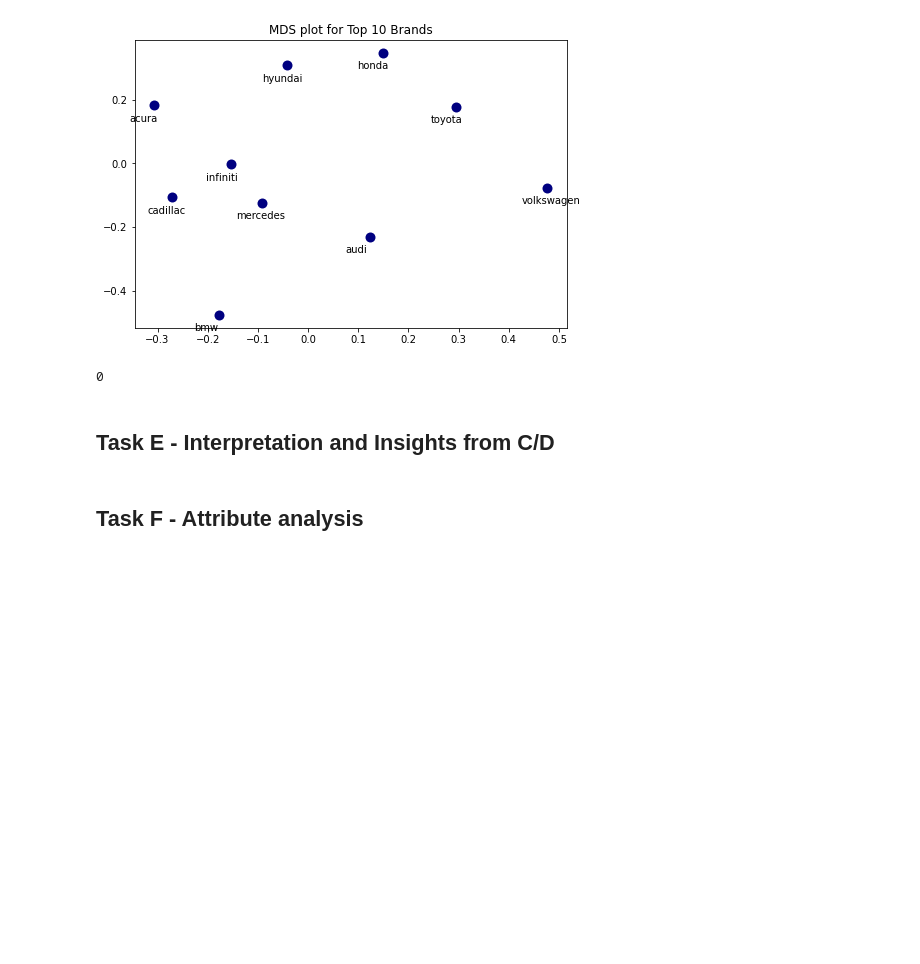
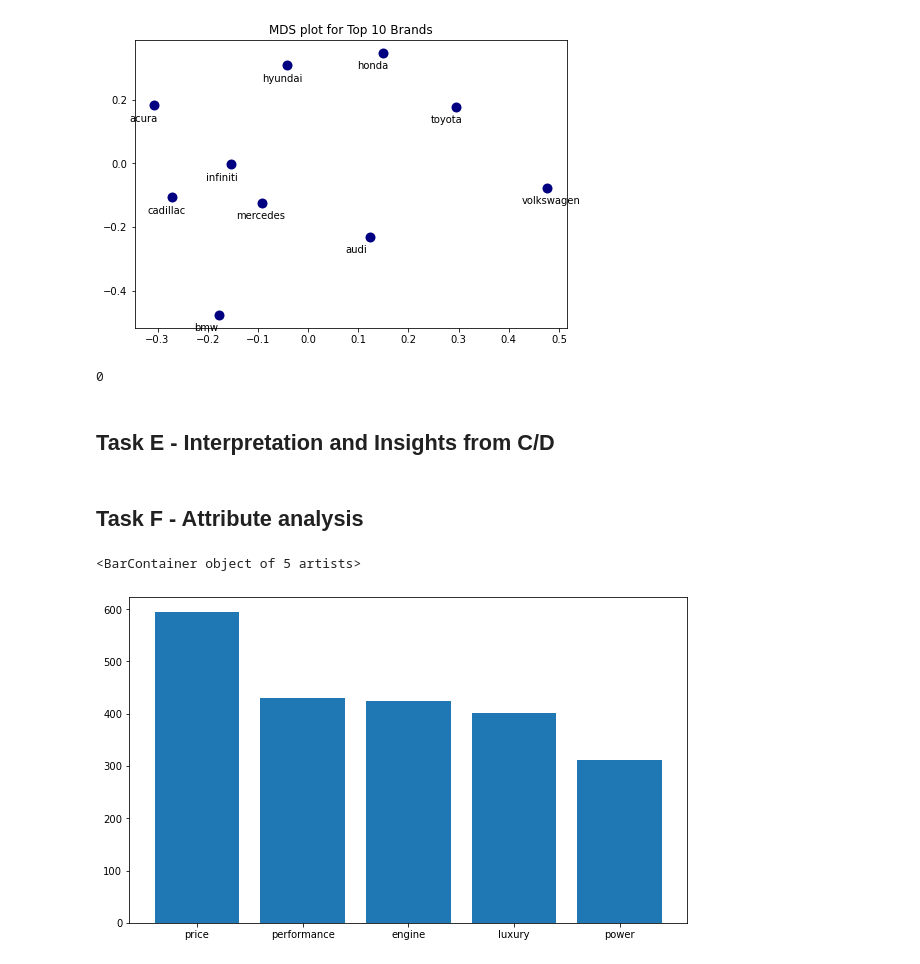
Before and after one commit to vicgpt/Unstructured-Data-Analytics, a Jupyter notebook: Assignment 1 - Car Brands/Car-Brand-Text-Analytics-vishal.ipynb, the cells around one changed output. Cells and saved outputs as stored; diff of their text form; code cells hidden in the pictures; blank space fills up the shorter version.

```diff
--- a/Assignment 1 - Car Brands/Car-Brand-Text-Analytics-vishal.ipynb
+++ b/Assignment 1 - Car Brands/Car-Brand-Text-Analytics-vishal.ipynb
@@ -526,3 +527,13 @@ position of the each brand in MDS [[-0.30664842  0.1822322 ]
 ## Task E - Interpretation and Insights from C/D
 # %% [markdown]
 ## Task F - Attribute analysis
+# %%
+import nltk
+
+# tagging pos to get noun words for attributes
+text_pos_tag = nltk.pos_tag(token_cleaned_df['words'])
+nn_text_pos = [w for w, t in text_pos_tag if t == 'NN']
+
+# got word freq of nouns
+nn_mask = token_cleaned_df['words'].isin(nn_text_pos)
+token_nn_df = token_cleaned_df[nn_mask]
@@ -528,0 +542,15 @@ position of the each brand in MDS [[-0.30664842  0.1822322 ]
+# %%
+# based on eyeballing top attributes are below
+attributes = ['price', 'performance', 'engine', 'luxury', 'power',
+              'class', 'service', 'transmission', 'steering', 'torque']
+# price, money, cost, msrp
+# torque, power, engine
+top5_attributes = attributes[:5]
+
+# plot
+top5_attributes_freq = token_nn_df.loc[token_nn_df['words'].isin(top5_attributes), ['words', 'frequency']]
+plt.figure(figsize=(10, 6))
+plt.bar(top5_attributes_freq['words'], top5_attributes_freq['frequency'])
+# %% [output]
+<BarContainer object of 5 artists>
+[figure, added]
```
Also changed, not shown: parts of 10 cells of this notebook.
